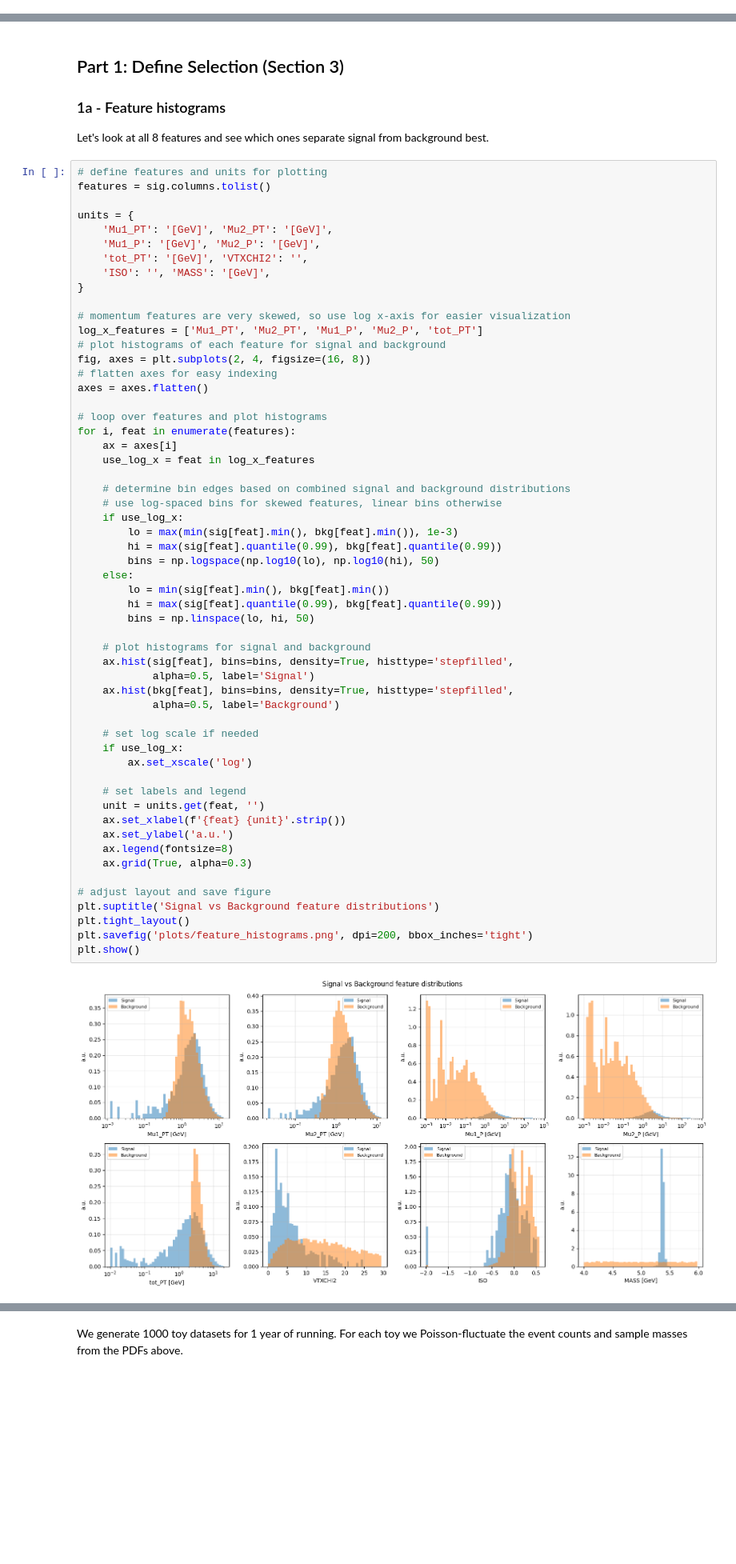
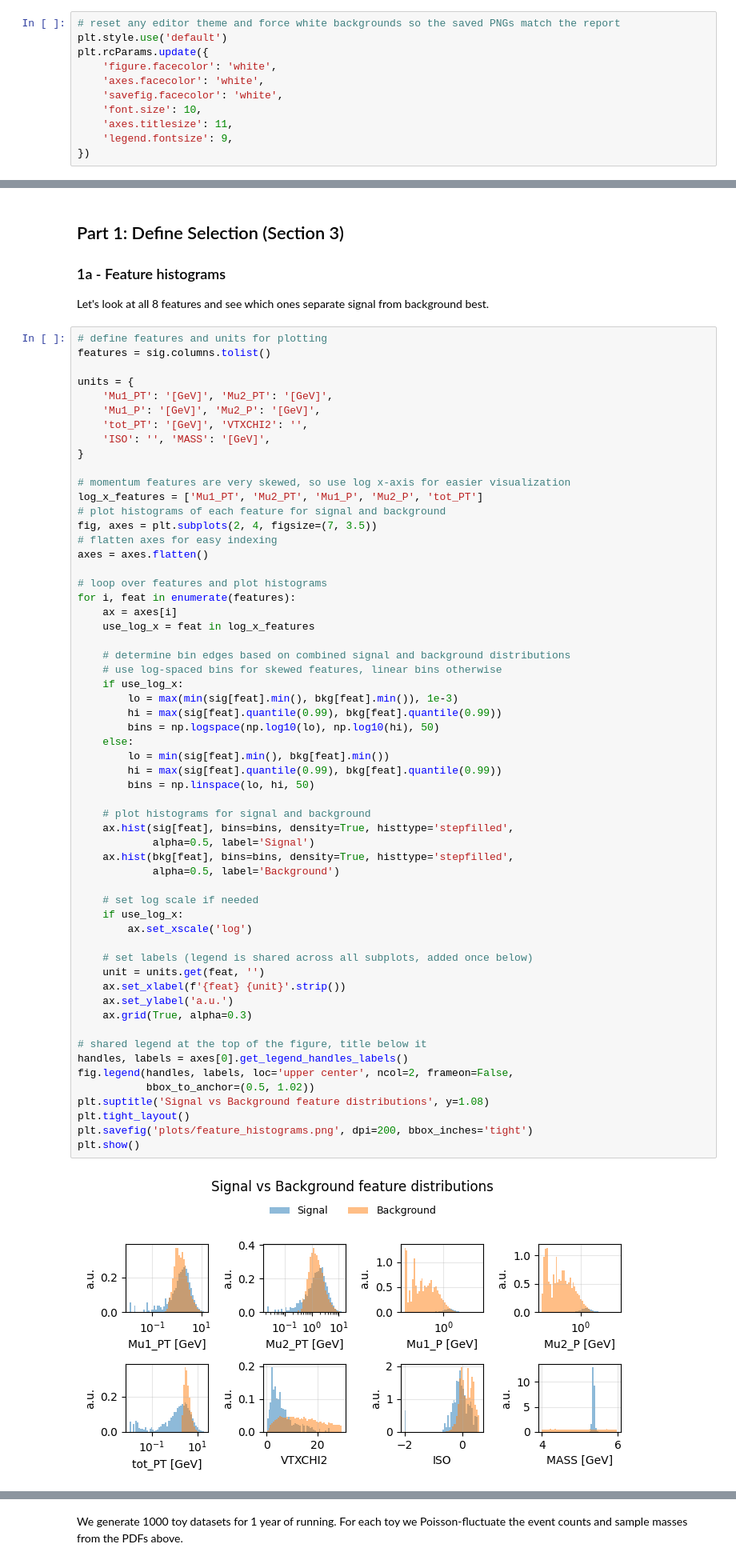
Before and after one commit to liuzzle/particle-discovery, a Jupyter notebook: particle_discovery.ipynb, the cells around one changed output, grey strips where cells are left out. Shown at 80% size. Saved outputs shown, nothing was run; the diff lists cells and outputs as text; blank space fills up the shorter version.

Commit message:
improved figure layout for report

```diff
--- a/particle_discovery.ipynb
+++ b/particle_discovery.ipynb
@@ -20,6 +20,17 @@ from scipy.stats import norm
 from sklearn.ensemble import GradientBoostingClassifier
 from sklearn.model_selection import train_test_split
 from sklearn.metrics import accuracy_score
+# %%
+# reset any editor theme and force white backgrounds so the saved PNGs match the report
+plt.style.use('default')
+plt.rcParams.update({
+    'figure.facecolor': 'white',
+    'axes.facecolor': 'white',
+    'savefig.facecolor': 'white',
+    'font.size': 10,
+    'axes.titlesize': 11,
+    'legend.fontsize': 9,
+})
 # %% [markdown]
 #### Load Data
 # %%
@@ -62,8 +73,8 @@ units = {
 # momentum features are very skewed, so use log x-axis for easier visualization
 log_x_features = ['Mu1_PT', 'Mu2_PT', 'Mu1_P', 'Mu2_P', 'tot_PT']
 # plot histograms of each feature for signal and background
-fig, axes = plt.subplots(2, 4, figsize=(16, 8))
-# flatten axes for easy indexing
+fig, axes = plt.subplots(2, 4, figsize=(7, 3.5))
+# flatten axes for easy indexing
 axes = axes.flatten()
 
 # loop over features and plot histograms
@@ -74,38 +85,40 @@ for i, feat in enumerate(features):
     # determine bin edges based on combined signal and background distributions
     # use log-spaced bins for skewed features, linear bins otherwise
     if use_log_x:
         lo = max(min(sig[feat].min(), bkg[feat].min()), 1e-3)
         hi = max(sig[feat].quantile(0.99), bkg[feat].quantile(0.99))
         bins = np.logspace(np.log10(lo), np.log10(hi), 50)
     else:
         lo = min(sig[feat].min(), bkg[feat].min())
         hi = max(sig[feat].quantile(0.99), bkg[feat].quantile(0.99))
         bins = np.linspace(lo, hi, 50)
 
     # plot histograms for signal and background
     ax.hist(sig[feat], bins=bins, density=True, histtype='stepfilled',
             alpha=0.5, label='Signal')
     ax.hist(bkg[feat], bins=bins, density=True, histtype='stepfilled',
             alpha=0.5, label='Background')
 
     # set log scale if needed
     if use_log_x:
         ax.set_xscale('log')
 
-    # set labels and legend
+    # set labels (legend is shared across all subplots, added once below)
     unit = units.get(feat, '')
     ax.set_xlabel(f'{feat} {unit}'.strip())
     ax.set_ylabel('a.u.')
-    ax.legend(fontsize=8)
     ax.grid(True, alpha=0.3)
 
-# adjust layout and save figure
-plt.suptitle('Signal vs Background feature distributions')
+# shared legend at the top of the figure, title below it
+handles, labels = axes[0].get_legend_handles_labels()
+fig.legend(handles, labels, loc='upper center', ncol=2, frameon=False,
+           bbox_to_anchor=(0.5, 1.02))
+plt.suptitle('Signal vs Background feature distributions', y=1.08)
 plt.tight_layout()
 plt.savefig('plots/feature_histograms.png', dpi=200, bbox_inches='tight')
 plt.show()
 # %% [output]
-[figure, old version]
+[figure, new version]
 # %% [markdown]
 From the histograms we can see that `Mu1_PT`, `Mu2_PT`, and `VTXCHI2` show clear separation between signal and background. `MASS` also separates well, but **we can't use MASS in the BDT** because that would sculpt the mass distribution and bias the fit in Part 2.
 
```
Also changed, not shown: parts of 9 cells of this notebook, 1 other file.
